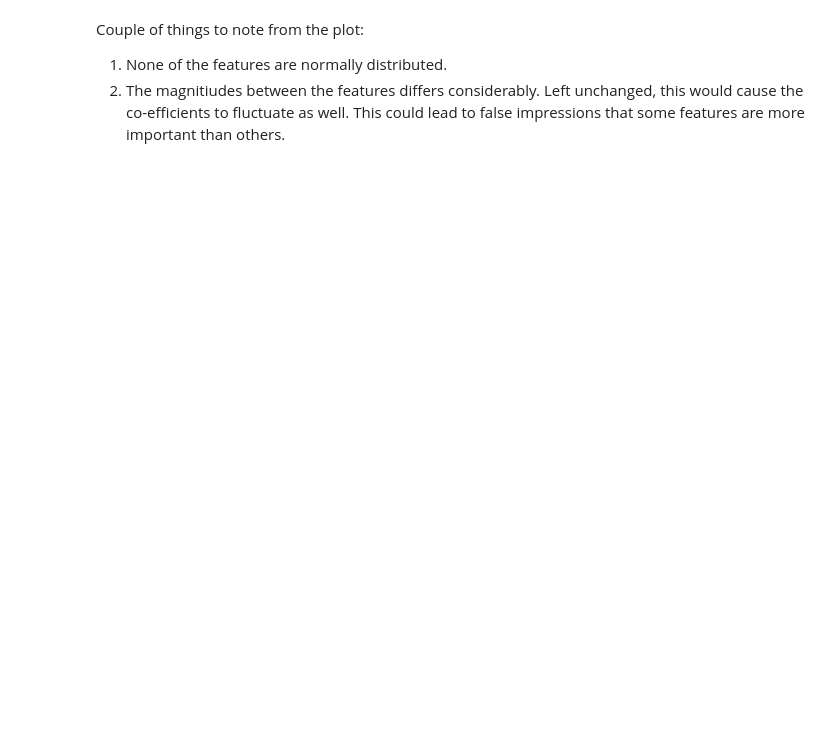
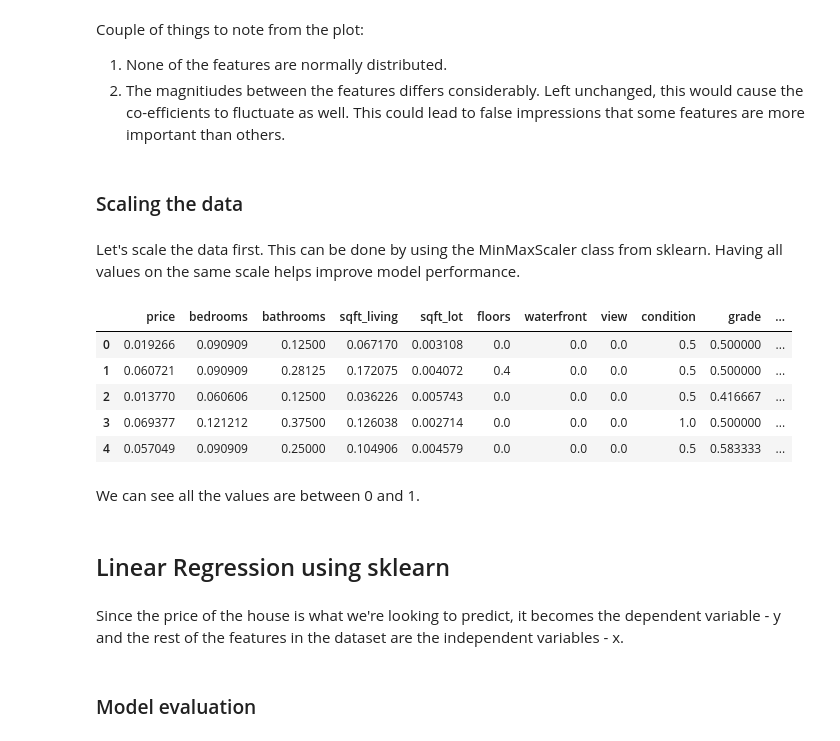
Before and after one commit to rahulakrish/linear_regression, a Jupyter notebook: notebook.ipynb, the cells around one changed output. Drawn from its saved outputs; the diff is of its cells as text; code cells hidden in the pictures; blank space fills up the shorter version.

```diff
--- a/notebook.ipynb
+++ b/notebook.ipynb
@@ -128,3 +145,34 @@ pd.plotting.hist_frame(df,figsize=(10,12));
 Couple of things to note from the plot:
 1. None of the features are normally distributed.
 2. The magnitiudes between the features differs considerably. Left unchanged, this would cause the co-efficients to fluctuate as well. This could lead to false impressions that some features are more important than others.
+# %% [markdown]
+### Scaling the data
+# %% [markdown]
+Let's scale the data first. This can be done by using the MinMaxScaler class from sklearn. Having all values on the same scale helps improve model performance.
+# %%
+#importing the class from sklearn
+from sklearn.preprocessing import MinMaxScaler
+
+#instantiating
+scaler = MinMaxScaler()
+
+#applying the scaler to the df
+df2 = scaler.fit_transform(df)
+
+#since the scaler returns arrays, let's create a new df
+df2 = pd.DataFrame(df2,columns=df.columns)
+
+df2.head()
+# %% [output]
+|  | price | bedrooms | bathrooms | sqft_living | sqft_lot | floors | waterfront | view | condition | grade | ... |
+| 0 | 0.019266 | 0.090909 | 0.12500 | 0.067170 | 0.003108 | 0.0 | 0.0 | 0.0 | 0.5 | 0.500000 | ... |
+| 1 | 0.060721 | 0.090909 | 0.28125 | 0.172075 | 0.004072 | 0.4 | 0.0 | 0.0 | 0.5 | 0.500000 | ... |
+| 2 | 0.013770 | 0.060606 | 0.12500 | 0.036226 | 0.005743 | 0.0 | 0.0 | 0.0 | 0.5 | 0.416667 | ... |
+| 3 | 0.069377 | 0.121212 | 0.37500 | 0.126038 | 0.002714 | 0.0 | 0.0 | 0.0 | 1.0 | 0.500000 | ... |
+| 4 | 0.057049 | 0.090909 | 0.25000 | 0.104906 | 0.004579 | 0.0 | 0.0 | 0.0 | 0.5 | 0.583333 | ... |
+# %% [markdown]
+We can see all the values are between 0 and 1.
+# %% [markdown]
+## Linear Regression using sklearn
+# %% [markdown]
+Since the price of the house is what we're looking to predict, it becomes the dependent variable - y and the rest of the features in the dataset are the independent variables - x.
@@ -130,0 +197,2 @@ Couple of things to note from the plot:
+# %% [markdown]
+### Model evaluation
```
Also changed, not shown: parts of 14 cells of this notebook.
